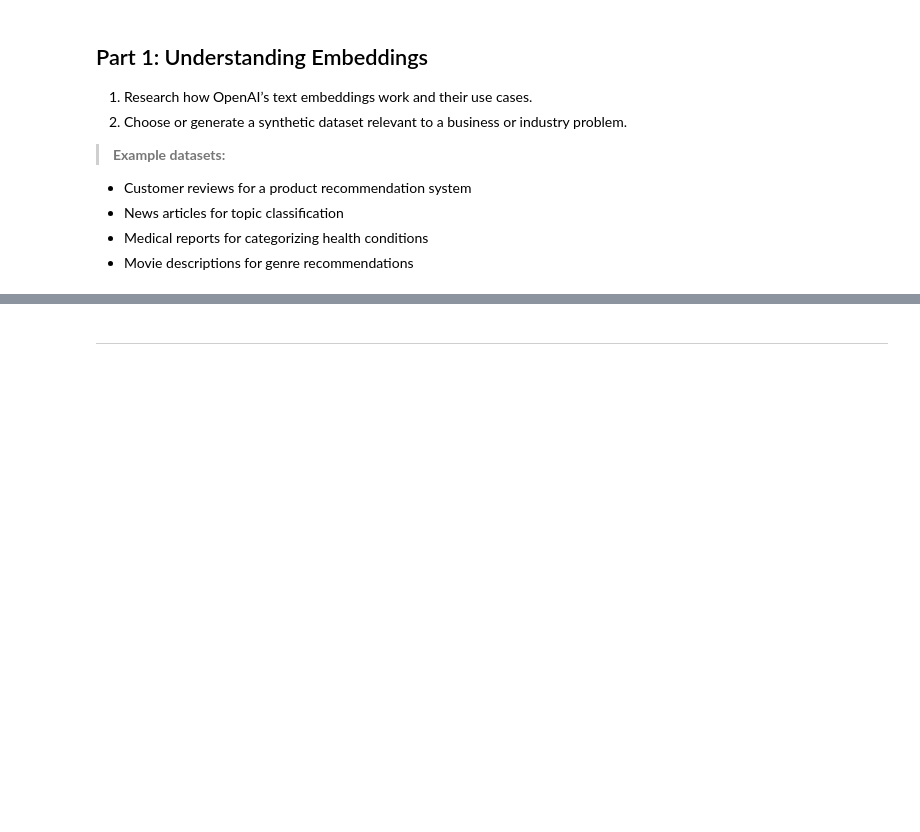
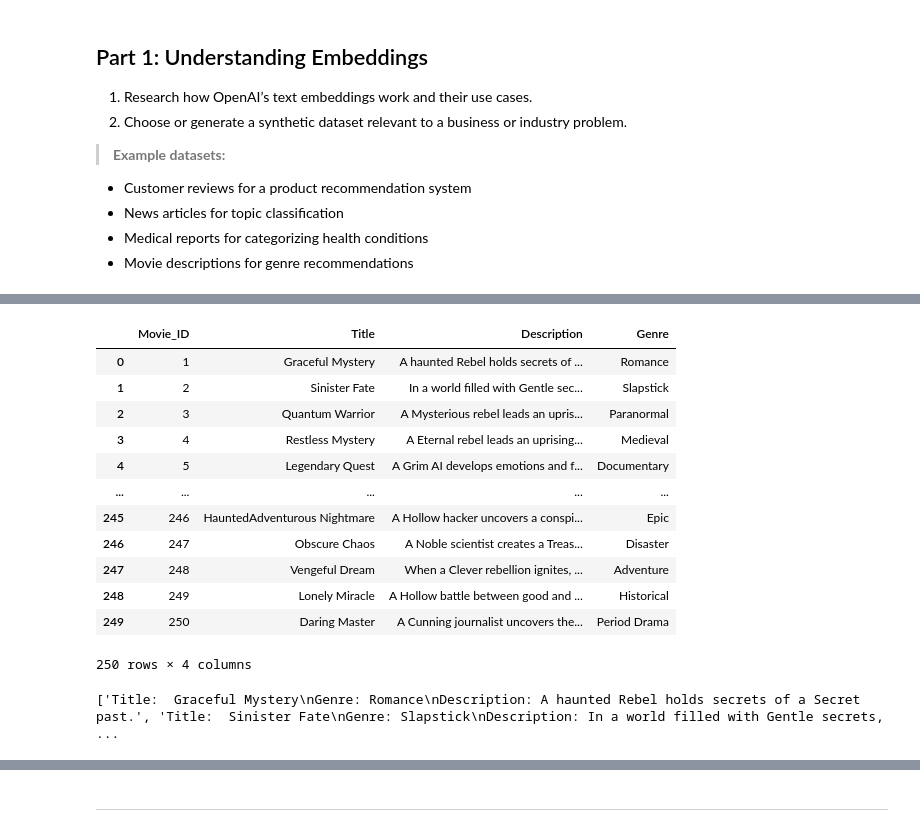
Before and after one commit to Zeaxanthin80/CAI2300C, a Jupyter notebook: Assignments/Assignment 3.ipynb, the cells around one changed output, grey strips where cells are left out. Cells and saved outputs as stored; diff of their text form; code cells hidden in the pictures; blank space fills up the shorter version.

```diff
--- a/Assignments/Assignment 3.ipynb
+++ b/Assignments/Assignment 3.ipynb
@@ -41,34 +27,0 @@ print(response.data[0].embedding)
-# %%
-import pandas as pd
-import random
-
-# Sample movie titles and descriptions
-movies = [
-    ("The Lost Adventure", "A group of explorers embarks on a journey to uncover ancient mysteries."),
-    ("Cybernetic Revolt", "In a future dominated by AI, humans fight for their survival."),
-    ("Love in Paris", "A heartwarming tale of two strangers finding love in the city of romance."),
-    ("Mystery Manor", "A detective must solve a series of murders in an eerie mansion."),
-    ("Galactic Wars", "An interstellar battle between rival factions for control of the galaxy."),
-    ("Chef’s Delight", "A young chef competes in a world-renowned cooking competition."),
-    ("The Haunted Lake", "A town discovers the dark secrets hidden beneath their local lake."),
-    ("Speed Chase", "An elite driver is forced into high-stakes illegal racing."),
-    ("The Quantum Paradox", "A scientist accidentally opens a portal to another dimension."),
-    ("Last Stand", "A retired soldier is called back for one final mission."),
-]
-
-# Corresponding genres
-genres = ["Adventure", "Sci-Fi", "Romance", "Mystery", "Sci-Fi", "Drama", "Horror", "Action", "Sci-Fi", "Action"]
-
-# Generating dataset
-data = []
-for i in range(len(movies)):
-    data.append([i + 1, movies[i][0], movies[i][1], genres[i]])
-
-# Creating DataFrame
-df = pd.DataFrame(data, columns=["Movie_ID", "Title", "Description", "Genre"])
-
-# Display first few rows
-print(df.head())
-
-# Save dataset
-df.to_csv("synthetic_movies.csv", index=False)
@@ -115,0 +182,29 @@ list
+# %%
+df
+# %% [output]
+|  | Movie_ID | Title | Description | Genre |
+| 0 | 1 | Graceful Mystery | A haunted Rebel holds secrets of ... | Romance |
+| 1 | 2 | Sinister Fate | In a world filled with Gentle sec... | Slapstick |
+| 2 | 3 | Quantum Warrior | A Mysterious rebel leads an upris... | Paranormal |
+| 3 | 4 | Restless Mystery | A Eternal rebel leads an uprising... | Medieval |
+| 4 | 5 | Legendary Quest | A Grim AI develops emotions and f... | Documentary |
+| ... | ... | ... | ... | ... |
+| 245 | 246 | HauntedAdventurous Nightmare | A Hollow hacker uncovers a conspi... | Epic |
+| 246 | 247 | Obscure Chaos | A Noble scientist creates a Treas... | Disaster |
+| 247 | 248 | Vengeful Dream | When a Clever rebellion ignites, ... | Adventure |
+| 248 | 249 | Lonely Miracle | A Hollow battle between good and ... | Historical |
+| 249 | 250 | Daring Master | A Cunning journalist uncovers the... | Period Drama |
+250 rows × 4 columns
+# %%
+def create_movie_text(movie):
+    return (
+        f"Title: {movie['Title']}\n"
+        f"Genre: {movie['Genre']}\n"
+        f"Description: {movie['Description']}"
+    )
+
+# Assuming 'df' is your DataFrame containing the movie data
+movie_texts = df.apply(create_movie_text, axis=1).tolist()
+print(movie_texts)
+# %% [output]
+['Title:  Graceful Mystery\nGenre: Romance\nDescription: A haunted Rebel holds secrets of a Secret past.', 'Title:  Sinister Fate\nGenre: Slapstick\nDescription: In a world filled with Gentle secrets, ...
```
Also changed, not shown: parts of 21 cells of this notebook.
